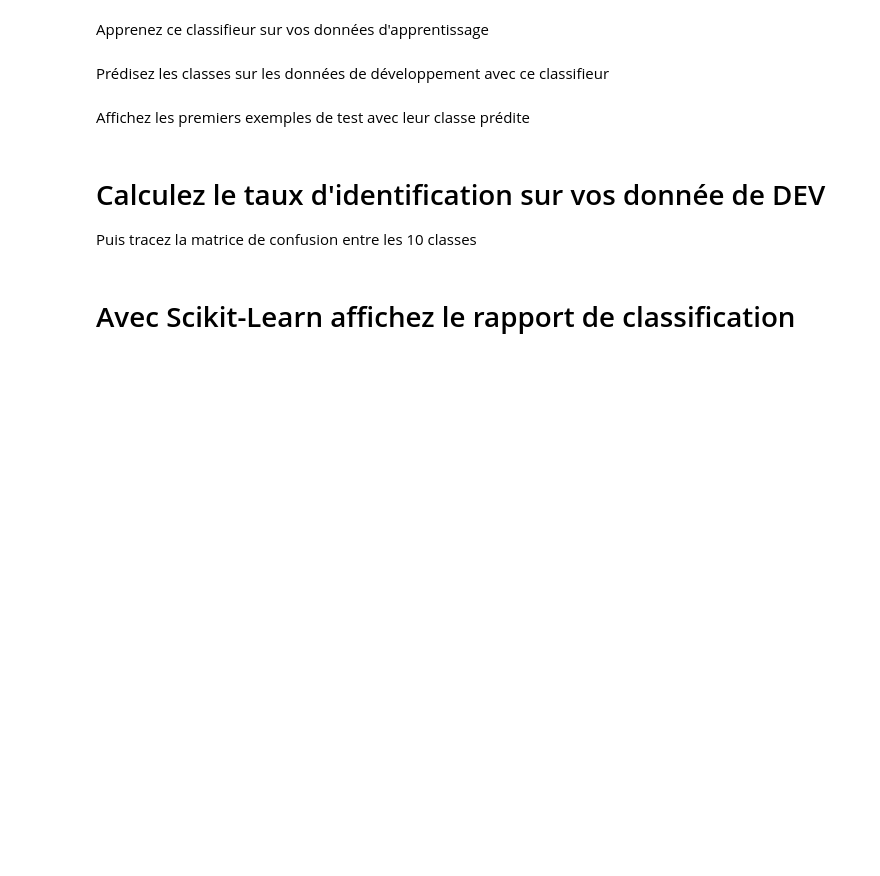
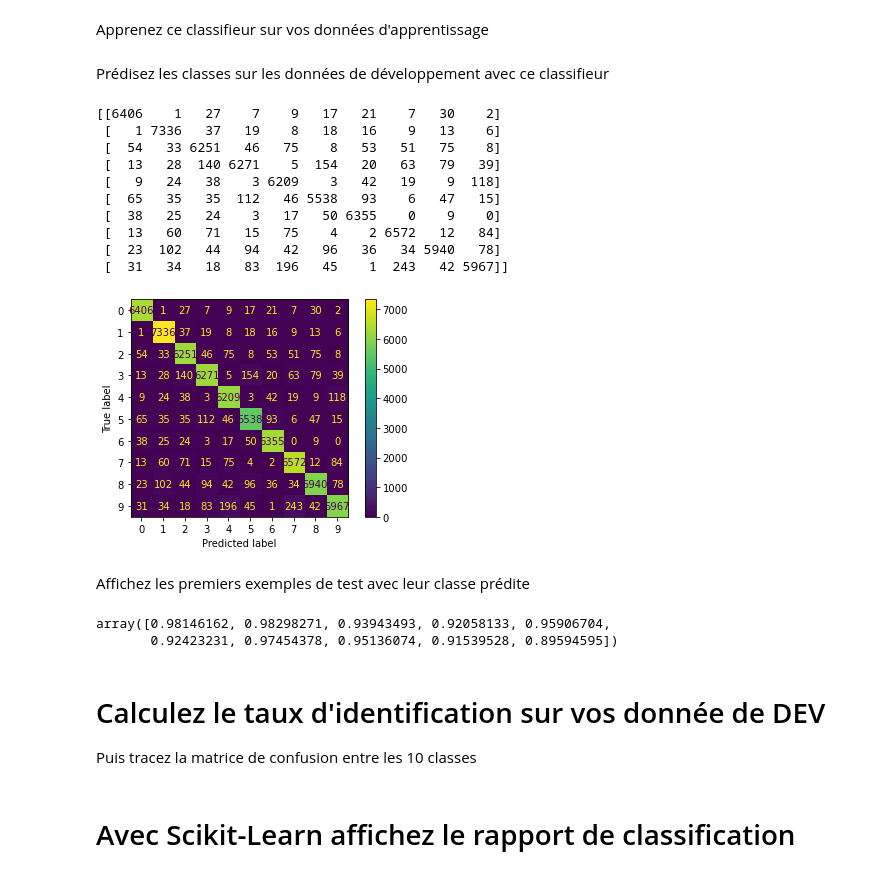
Before and after one commit to nmention/IA_Infrastructure, a Jupyter notebook: TP4.ipynb, the cells around one changed output. Drawn from its saved outputs; the diff is of its cells as text; code cells hidden in the pictures; blank space fills up the shorter version.

Commit message:
Test slurm sbatch

```diff
--- a/TP4.ipynb
+++ b/TP4.ipynb
@@ -122,9 +124,41 @@ plt.imshow(X_test[4:5,:].reshape(28,28))
 # %% [markdown]
 Apprenez ce classifieur sur vos données d'apprentissage
+# %%
+# Making predictions for all sample data test
+predicted = model.predict(X_test)
 # %% [markdown]
 Prédisez les classes sur les données de développement avec ce classifieur
+# %%
+# Confusion_matrix to evaluate accuracy score
+confusion_matrix = metrics.confusion_matrix(Y_test, predicted,labels=model.classes_)
+print(confusion_matrix)
+disp = metrics.ConfusionMatrixDisplay(confusion_matrix=confusion_matrix,
+                             display_labels=model.classes_)
+disp.plot()
+
+plt.show()
+# %% [output]
+[[6406    1   27    7    9   17   21    7   30    2]
+ [   1 7336   37   19    8   18   16    9   13    6]
+ [  54   33 6251   46   75    8   53   51   75    8]
+ [  13   28  140 6271    5  154   20   63   79   39]
+ [   9   24   38    3 6209    3   42   19    9  118]
+ [  65   35   35  112   46 5538   93    6   47   15]
+ [  38   25   24    3   17   50 6355    0    9    0]
+ [  13   60   71   15   75    4    2 6572   12   84]
+ [  23  102   44   94   42   96   36   34 5940   78]
+ [  31   34   18   83  196   45    1  243   42 5967]]
+[figure, added]
 # %% [markdown]
 Affichez les premiers exemples de test avec leur classe prédite
+# %%
+# Accuracy score
+diag = confusion_matrix.diagonal()
+classes_accuracy = diag / confusion_matrix.sum(axis=1)
+classes_accuracy
+# %% [output]
+array([0.98146162, 0.98298271, 0.93943493, 0.92058133, 0.95906704,
+       0.92423231, 0.97454378, 0.95136074, 0.91539528, 0.89594595])
 # %% [markdown]
 # Calculez le taux d'identification sur vos donnée de DEV
 
```
Also changed, not shown: parts of 6 cells of this notebook, 3 other files.
